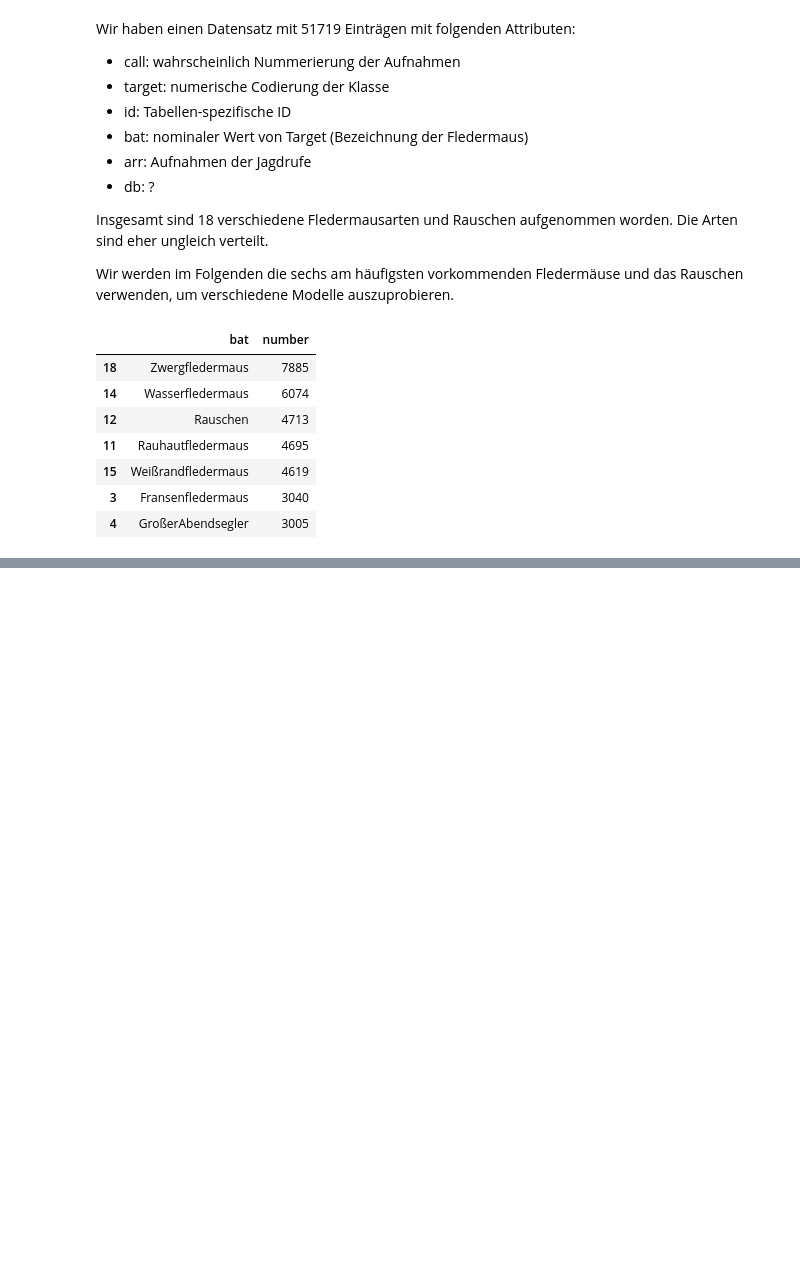
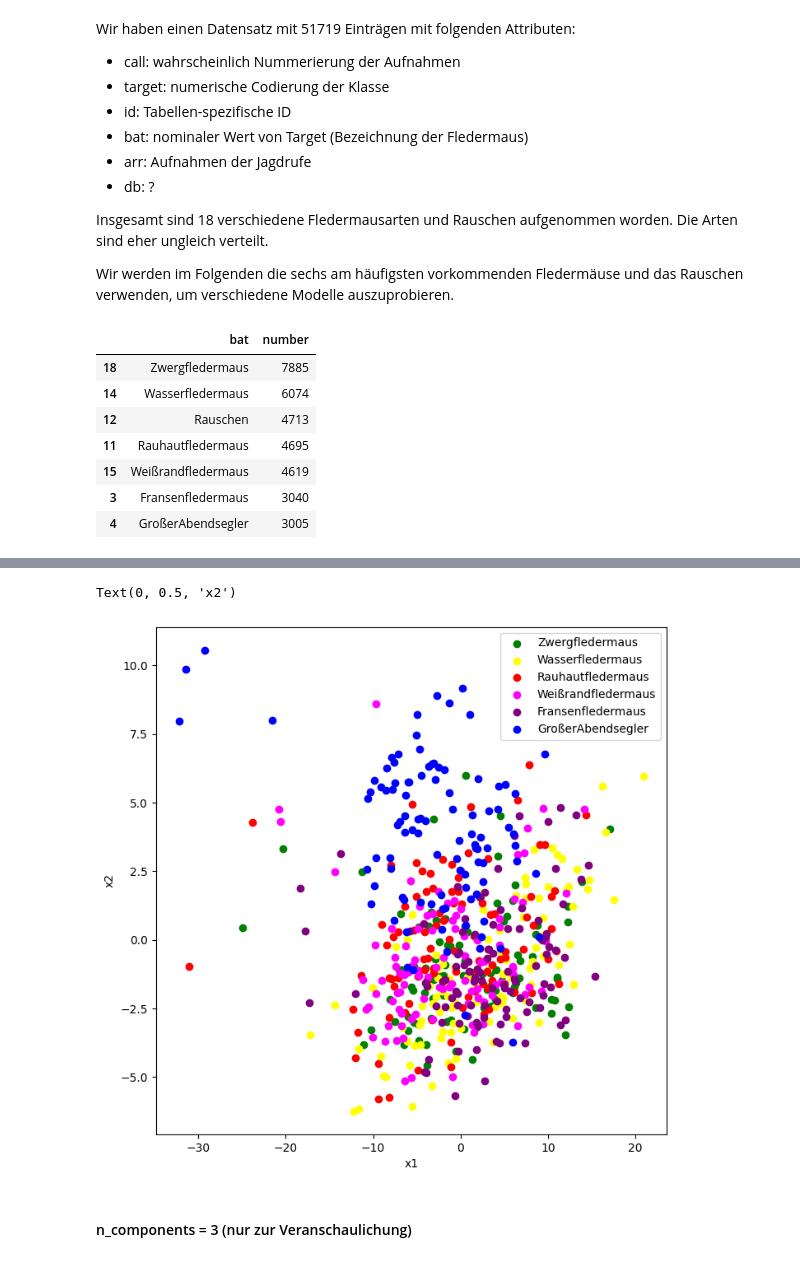
Before and after one commit to mayonesa-parquet/ml, a Jupyter notebook: ML-Projekt.ipynb, the cells around one changed output, grey strips where cells are left out. Cells and saved outputs as stored; diff of their text form; code cells hidden in the pictures; blank space fills up the shorter version.

```diff
--- a/ML-Projekt.ipynb
+++ b/ML-Projekt.ipynb
@@ -86,0 +217,8 @@ bat_names.sort_values(by='number', ascending=False).head(7)
+# %%
+only_bat_flat_X = []
+only_bat_y = []
+is_bat = [cl != 12 for cl in y]
+for i in range(len(flat_X)):
+    if(is_bat[i]):
+        only_bat_flat_X.append(flat_X[i])
+        only_bat_y.append(y[i])
@@ -86,0 +231,4 @@ bat_names.sort_values(by='number', ascending=False).head(7)
+# %%
+from sklearn.decomposition import PCA
+#PCA auf alle unsere Fledermaus-Instanzen
+only_bat_reduced_X = PCA(n_components=2).fit_transform(only_bat_flat_X)
@@ -86,0 +294,28 @@ bat_names.sort_values(by='number', ascending=False).head(7)
+# %%
+fig, ax = plt.subplots(figsize=(8,8))
+plt.scatter(only_bat_reduced_data[only_bat_reduced_data['y'] == 18]['x1'],
+            only_bat_reduced_data[only_bat_reduced_data['y'] == 18]['x2'],
+            color="green", label="Zwergfledermaus")
+plt.scatter(only_bat_reduced_data[only_bat_reduced_data['y'] == 14]['x1'],
+            only_bat_reduced_data[only_bat_reduced_data['y'] == 14]['x2'],
+            color="yellow", label="Wasserfledermaus")
+plt.scatter(only_bat_reduced_data[only_bat_reduced_data['y'] == 11]['x1'],
+            only_bat_reduced_data[only_bat_reduced_data['y'] == 11]['x2'],
+            color="red", label="Rauhautfledermaus")
+plt.scatter(only_bat_reduced_data[only_bat_reduced_data['y'] == 15]['x1'],
+            only_bat_reduced_data[only_bat_reduced_data['y'] == 15]['x2'],
+            color="magenta", label="Weißrandfledermaus")
+plt.scatter(only_bat_reduced_data[only_bat_reduced_data['y'] == 3]['x1'],
+            only_bat_reduced_data[only_bat_reduced_data['y'] == 3]['x2'],
+            color="purple", label="Fransenfledermaus")
+plt.scatter(only_bat_reduced_data[only_bat_reduced_data['y'] == 4]['x1'],
+            only_bat_reduced_data[only_bat_reduced_data['y'] == 4]['x2'],
+            color="blue", label="GroßerAbendsegler")
+plt.legend()
+plt.xlabel("x1")
+plt.ylabel("x2")
+# %% [output]
+Text(0, 0.5, 'x2')
+[figure, added]
+# %% [markdown]
+#### n_components = 3 (nur zur Veranschaulichung)
```
Also changed, not shown: parts of 38 cells of this notebook.
